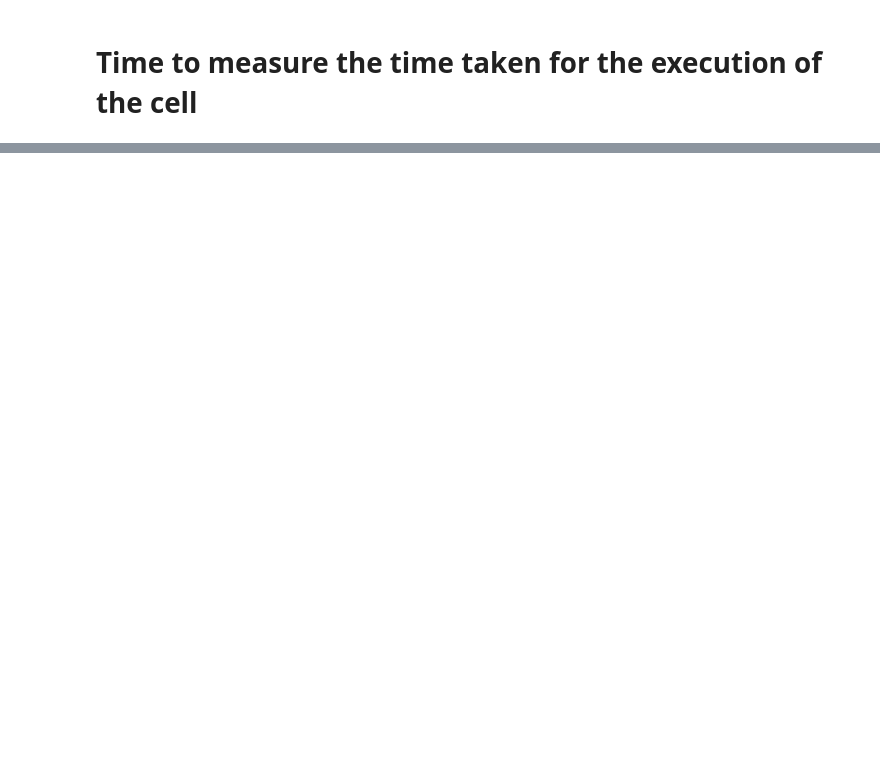
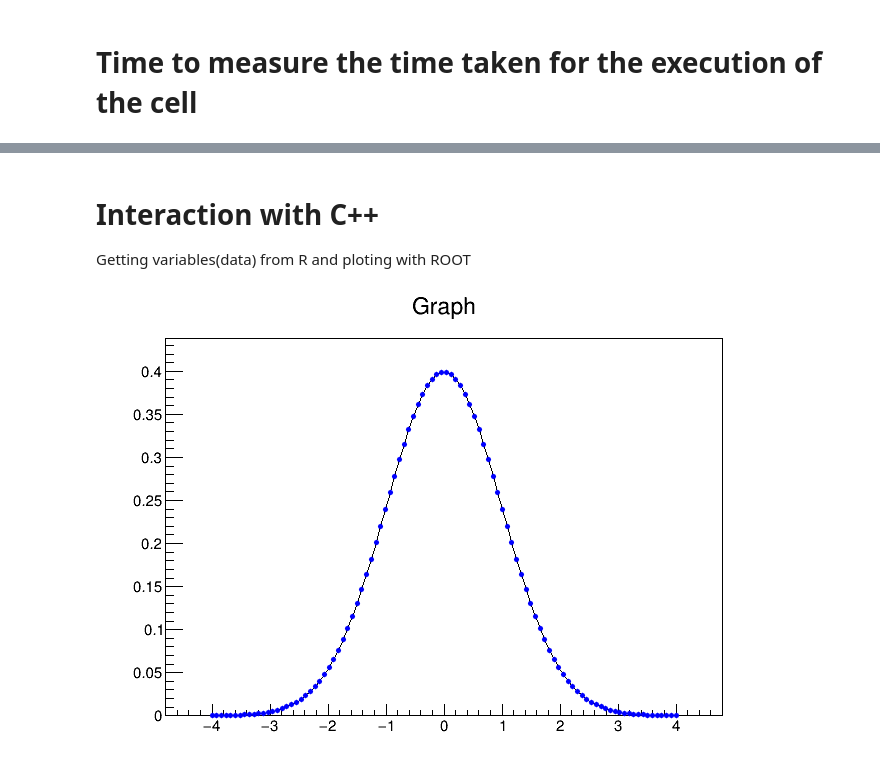
Before and after one commit to oprojects/rootkernel, a Jupyter notebook: examples/ROOTFeatures.ipynb, the cells around one changed output, grey strips where cells are left out. Cells and saved outputs as stored; diff of their text form; code cells hidden in the pictures; blank space fills up the shorter version.

```diff
--- a/examples/ROOTFeatures.ipynb
+++ b/examples/ROOTFeatures.ipynb
@@ -124,0 +155,15 @@ Time: 3.00511193275 seconds.
+# %% [markdown]
+# Interaction with C++
+Getting variables(data) from R and ploting with ROOT
+# %%
+ROOT::R::TRInterface &r=ROOT::R::TRInterface::Instance();
+std::vector<float> x;
+std::vector<float> hx;
+r["x"]>>x;
+r["hx"]>>hx;
+TCanvas c("c");
+TGraph g(x.size(),&x.begin()[0],&hx.begin()[0]);
+g.Draw();
+c.Draw();
+# %% [output]
+[figure, added]
```
Also changed, not shown: parts of 21 cells of this notebook.
